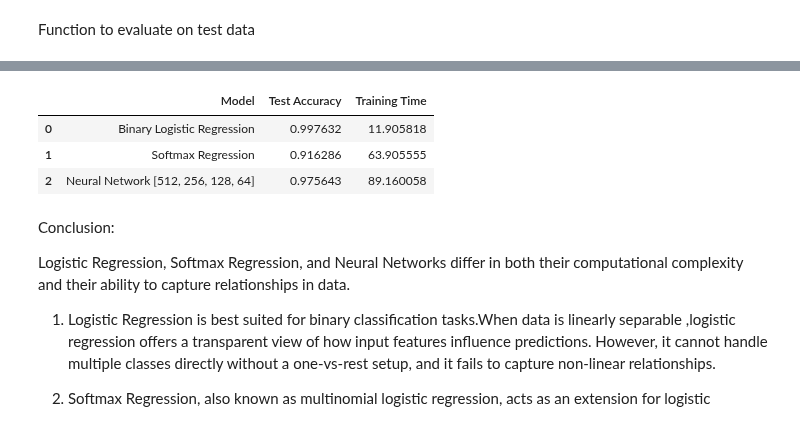
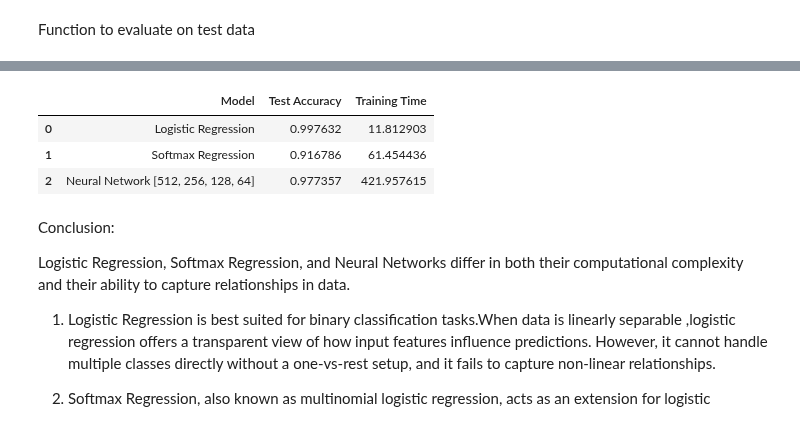
Before and after one commit to habibarezq/ML-Assignments-25, a Jupyter notebook: Assignment-2/notebooks/comprehensive_analysis.ipynb, the cells around one changed output, grey strips where cells are left out. Saved outputs shown, nothing was run; the diff lists cells and outputs as text; code cells hidden in the pictures.

```diff
--- a/Assignment-2/notebooks/comprehensive_analysis.ipynb
+++ b/Assignment-2/notebooks/comprehensive_analysis.ipynb
@@ -107,27 +109,28 @@ Epoch 20/20 Train Loss: 1.9634 Train Acc: 0.2120 Val Loss: 1.9539 Val Acc: 0.185
 batch_sizes = [16, 32, 64, 128]
 num_epochs = 20
 results_bs = []
-
-try: # If tensors for X_train_flat exist, recreate DataLoaders with different batch sizes
+try:
     X_train_flat
     recreate_loaders = True
 except NameError:
     recreate_loaders = False
-
 for bs in batch_sizes:
     print(f"\n=== Batch size = {bs} ===")
     if recreate_loaders:
-        multi_data = MNISTDataLoader(batch_size=bs, binary=False)
-        train_loader_bs, val_loader_bs,_ = multi_data.get_loaders()
-        # train_loader_bs = DataLoader(TensorDataset(X_train_flat, y_train), batch_size=bs, shuffle=True)
-        # val_loader_bs = DataLoader(TensorDataset(X_val_flat, y_val), batch_size=bs, shuffle=False)
+        train_loader_bs = DataLoader(TensorDataset(X_train_flat, y_train), batch_size=bs, shuffle=True)
+        val_loader_bs = DataLoader(TensorDataset(X_val_flat, y_val), batch_size=bs, shuffle=False)
+
     else:
         train_loader_bs = train_loader; val_loader_bs = val_loader
     model = CustomFeedforwardNN()
     start = time.time()
-    tl, vl, ta, va = train_model_once(model, train_loader_bs, val_loader_bs, epochs=num_epochs, learning_rate=0.01)
+
+    tl, vl, ta, va, grad_noise = train_model_once(
+    model, train_loader_bs, val_loader_bs, epochs=num_epochs, learning_rate=0.01
+)
     duration = time.time() - start
-    results_bs.append({'bs': bs, 'train_losses': tl, 'val_losses': vl, 'train_acc': ta, 'val_acc': va, 'time_s': duration})
+results_bs.append({'bs': bs,'train_losses': tl,'val_losses': vl,'train_acc': ta,'val_acc': va,'grad_noise': grad_noise,'time_s': duration})
+
 
 plt.figure(figsize=(8,5))
 for res in results_bs:
@@ -135,5 +138,16 @@ for res in results_bs:
 plt.xlabel('Epoch'); plt.ylabel('Val Loss'); plt.title('Validation Loss for different batch sizes'); plt.legend(); plt.grid(True); plt.show()
 
 pd.DataFrame([{'batch_size': r['bs'], 'final_val_acc': r['val_acc'][-1], 'time_s': r['time_s']} for r in results_bs])
+# plotting the gradient noise
+plt.figure(figsize=(7,5))
+for r in results_bs:
+    noise_values = [x['noise'] for x in r['grad_noise']]
+    plt.plot(noise_values, label=f"bs={r['bs']}")
+plt.xlabel("Epoch")
+plt.ylabel("Gradient Noise (avg var)")
+plt.title("Gradient Noise Across Epochs for Different Batch Sizes")
+plt.legend()
+plt.grid(True)
+plt.show()
 # %% [output]
 === Batch size = 16 ===
@@ -179,8 +189,8 @@ results_arch = []
 for hidden in layers_options:
     print(f"\n=== Arch: {hidden} ===")
     model = make_ffnn(hidden)
-    tl, vl, ta, va = train_model_once(model, train_loader, val_loader, epochs=20, learning_rate=0.01)
-    results_arch.append({'hidden': hidden, 'train_acc': ta[-1], 'val_acc': va[-1], 'train_losses': tl, 'val_losses': vl})
+    tl, vl, ta, va,grad_noise = train_model_once(model, train_loader, val_loader, epochs=20, learning_rate=0.01)
+    results_arch.append({'hidden': hidden, 'train_acc': ta[-1], 'val_acc': va[-1], 'train_losses': tl, 'val_losses': vl, 'grad_noise': grad_noise})
 
 pd.DataFrame([{'architecture': str(r['hidden']), 'train_acc': r['train_acc'], 'val_acc': r['val_acc']} for r in results_arch])
 # %% [output]
@@ -228,7 +238,6 @@ def evaluate_nn_on_loader(model, loader):
     return correct/total, np.array(y_true), np.array(y_pred)
 # %%
 # Logistic Regression (Binary)
-print("Binary Logisitic Regression Training")
 log_model = LogisticRegression(input_dim=784, learning_rate=0.01, max_epochs=50,patience=5)
 start_log = time.time()
 log_model.fit(train_loader_bin, val_loader_bin)
@@ -236,18 +245,16 @@ log_time = time.time() - start_log
 
 
 # Softmax Regression (multiclass)
-print("Softmax Training")
-soft_model = SoftmaxRegression(input_dim=784, num_classes=10, learning_rate=0.01,max_epochs=50,patience=5,early_stopping=False)
+soft_model = SoftmaxRegression(input_dim=784, num_classes=10, learning_rate=0.01,max_epochs=50,patience=5)
 start_soft=time.time()
 soft_model.fit(train_loader, val_loader)
 soft_time = time.time() - start_soft
 
 # Neural network
-print("NN Training")
 best_hidden = results_arch[3]['hidden'] if len(results_arch)>1 else [128,64]
 best_model = make_ffnn(best_hidden)
 start = time.time()
-tl, vl, ta, va = train_model_once(best_model, train_loader, val_loader, epochs=30, learning_rate=0.01)
+tl, vl, ta, va, grad_noise = train_model_once(best_model, train_loader, val_loader, epochs=30, learning_rate=0.01)
 nn_time = time.time() - start
 
 # Evaluate Logistic on test
@@ -270,7 +277,7 @@ elif torch.is_tensor(log_test_acc):
 
 # Summary table
 comparison = pd.DataFrame([
-    {'Model': 'Binary Logistic Regression', 'Test Accuracy': float(log_test_acc), 'Training Time': log_time},
+    {'Model': 'Logistic Regression', 'Test Accuracy': float(log_test_acc), 'Training Time': log_time},
     {'Model': 'Softmax Regression', 'Test Accuracy': float(soft_test_acc), 'Training Time': soft_time},
     {'Model': f'Neural Network {best_hidden}', 'Test Accuracy': float(nn_test_acc), 'Training Time': nn_time}
 ])
@@ -296,7 +303,7 @@ NN test acc: 0.9756428571428571
 |  | Model | Test Accuracy | Training Time |
-| 0 | Binary Logistic Regression | 0.997632 | 11.905818 |
-| 1 | Softmax Regression | 0.916286 | 63.905555 |
-| 2 | Neural Network [512, 256, 128, 64] | 0.975643 | 89.160058 |
+| 0 | Logistic Regression | 0.997632 | 11.812903 |
+| 1 | Softmax Regression | 0.916786 | 61.454436 |
+| 2 | Neural Network [512, 256, 128, 64] | 0.977357 | 421.957615 |
 # %% [markdown]
 Conclusion:
 
```
Also changed, not shown: parts of 7 cells of this notebook.
